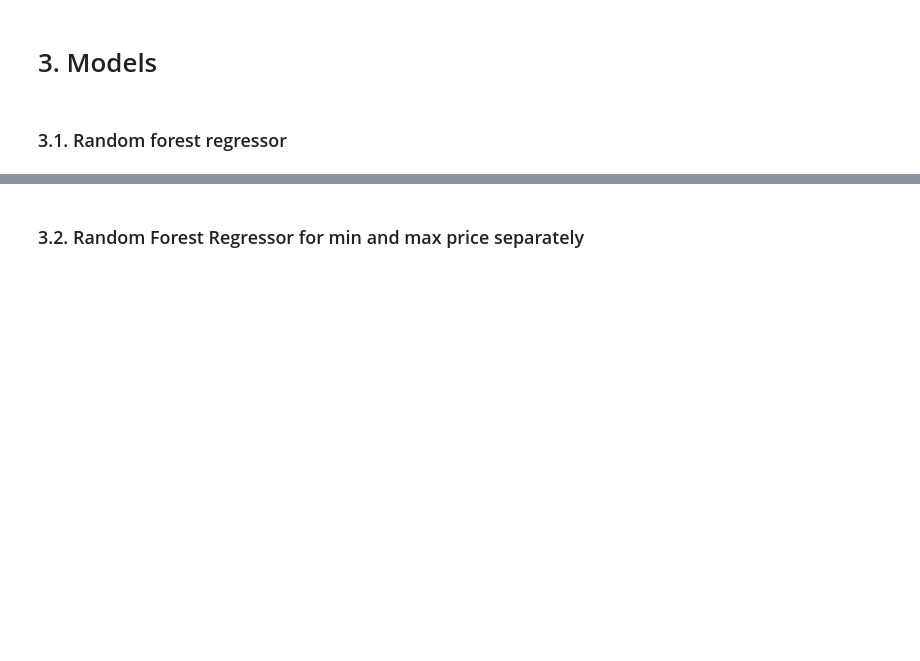
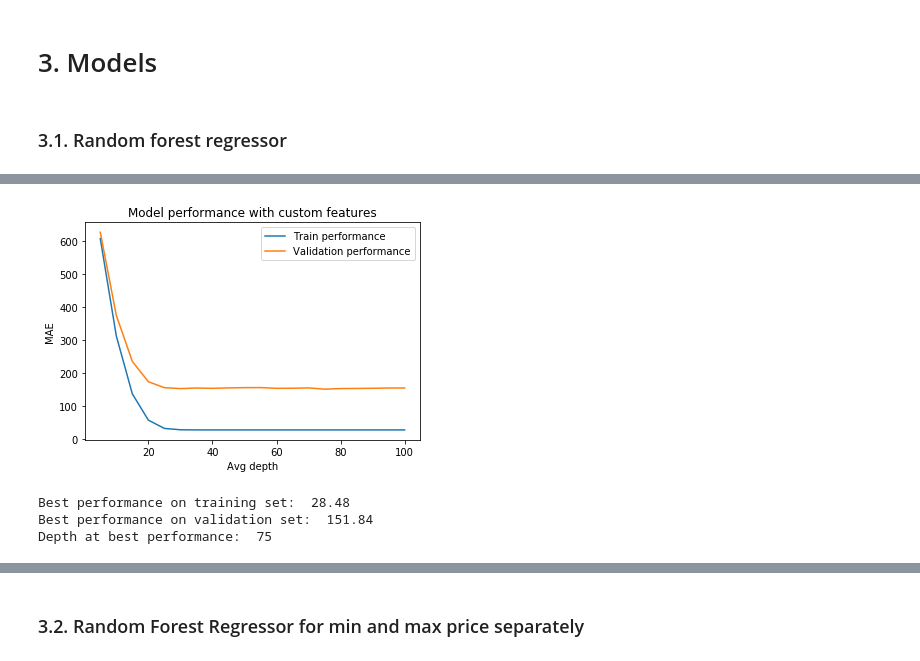
Before and after one commit to BrutishGuy/AAForB_Assignment2, a Jupyter notebook: code/Arnaud/Models.ipynb, the cells around one changed output, grey strips where cells are left out. Cells and saved outputs as stored; diff of their text form; code cells hidden in the pictures; blank space fills up the shorter version.

Commit message:
Feature importance and model evaluation graphs added.

```diff
--- a/code/Arnaud/Models.ipynb
+++ b/code/Arnaud/Models.ipynb
@@ -38,8 +35,9 @@ ssd  0.759534  1.000000
 input_features = final_df_train[final_df_train.columns[:-2]]
 targets = final_df_train[final_df_train.columns[-2:]]
 
-# Divide dataset into training and test set
-X_train, X_test, y_train, y_test = train_test_split(input_features, targets, test_size=0.10, random_state=42)
+# Divide dataset into training, test set and validation set (needs to be adjusted a bit way down)
+X_train, X_test, y_train, y_test = train_test_split(input_features, targets, test_size=0.2, random_state=42)
+X_train, X_val, y_train, y_val = train_test_split(X_train, y_train, test_size=0.3, random_state=42)
 # %% [markdown]
 # 2. Evaluation functions
 # %%
@@ -50,9 +48,9 @@ X_train, X_test, y_train, y_test = train_test_split(input_features, targets, tes
     pred_list_test = rf_predictions.tolist()
     target_list_test = y_test.tolist()
 
-    print(f'Absolute mean square error on training set: {mean_absolute_error(target_list_train, pred_list_train)*2}')
-    print(f'Absolute mean square error on test set: {mean_absolute_error(pred_list_test, target_list_test)*2}')
-    return '-------------- Evaluated --------------'
+    #print(f'Absolute mean square error on training set: {mean_absolute_error(target_list_train, pred_list_train)*2}')
+    #print(f'Absolute mean square error on test set: {mean_absolute_error(pred_list_test, target_list_test)*2}')
+    return mean_absolute_error(target_list_train, pred_list_train)*2, mean_absolute_error(pred_list_test, target_list_test)*2
 # %% [markdown]
 # 3. Models
 # %% [markdown]
@@ -63,7 +61,7 @@ rfr = RandomForestRegressor(n_estimators= 400,
                             min_samples_split= 2,
                             min_samples_leaf= 1,
                             max_features= 'sqrt',
-                            max_depth= None,
+                            max_depth= 75,
                             bootstrap= False,
                             n_jobs=-1,
                             verbose = 0,
@@ -87,6 +85,73 @@ RandomForestRegressor(bootstrap=False, ccp_alpha=0.0, criterion='mse',
                       min_samples_split=2, min_weight_fraction_leaf=0.0,
                       n_estimators=400, n_jobs=-1, oob_score=False,
                       random_state=None, verbose=0, warm_start=False)
+# %%
+# Get the validation and training performances
+trees_number = [50, 100, 150, 200, 250, 300, 350, 400, 450, 500, 550, 600, 650, 700, 750, 800, 850, 900, 950, 1000, 4555]
+max_depth_list = [5, 10, 15, 20, 25, 30, 35, 40, 45, 50, 55, 60, 65, 70, 75, 80, 85, 90, 95, 100]
+min_samples_leaf_list = [0.1, 0.2, 0.3, 0.4, 0.5, 0.6, 0.7, 0.8, 0.9, 1.0, 2, 3, 4, 5, 6, 7, 8, 9, 10]
+tree_performance_train = []
+tree_performance_test = []
+
+for depth in max_depth_list:
+    # Train model
+    rfr = RandomForestRegressor(n_estimators= 400,
+                            min_samples_split= 2,
+                            min_samples_leaf= 1,
+                            max_features= 'sqrt',
+                            max_depth= depth,
+                            bootstrap= False,
+                            n_jobs=-1,
+                            verbose = 0,
+                           criterion='mse')
+    rfr.fit(X_train,y_train)
+
+    # Test model
+    test_rfr_predictions = rfr.predict(X_val)
+    train_rfr_predictions = rfr.predict(X_train)
+
+    # Reverse values to original values in euros
+    test_rfr_predictions = min_max_scaler_targets.inverse_transform(test_rfr_predictions)
+    train_rfr_predictions = min_max_scaler_targets.inverse_transform(train_rfr_predictions)
+
+    y_train_reversed = min_max_scaler_targets.inverse_transform(y_train)
+    y_test_reversed = min_max_scaler_targets.inverse_transform(y_val)
+
+    # Get results
+    train_performance = 0
+    val_performance = 0
+    train_performance, val_performance = evaluate_abs_mse(train_rfr_predictions,y_train_reversed,test_rfr_predictions,y_test_reversed)
+    tree_performance_train.append(train_performance)
+    tree_performance_test.append(val_performance)
+
+# line 1 points
+x1 = max_depth_list
+y1 = tree_performance_train
+# plotting the line 1 points
+plt.plot(x1, y1, label = "Train performance")
+# line 2 points
+x2 = max_depth_list
+y2 = tree_performance_test
+# plotting the line 2 points
+plt.plot(x2, y2, label = "Validation performance")
+plt.xlabel('Avg depth')
+# Set the y axis label of the current axis.
+plt.ylabel('MAE')
+# Set a title of the current axes.
+plt.title('Model performance with custom features')
+# show a legend on the plot
+plt.legend()
+# Display a figure.
+plt.show()
+
+print('Best performance on training set: ', round(min(tree_performance_train), 2))
+print('Best performance on validation set: ', round(min(tree_performance_test), 2))
+print('Depth at best performance: ', max_depth_list[tree_performance_test.index(min(tree_performance_test))])
+# %% [output]
+[figure, added]
+Best performance on training set:  28.48
+Best performance on validation set:  151.84
+Depth at best performance:  75
 # %%
 # Model parameter evaluation
 n_nodes = []
```
Also changed, not shown: parts of 18 cells of this notebook.
